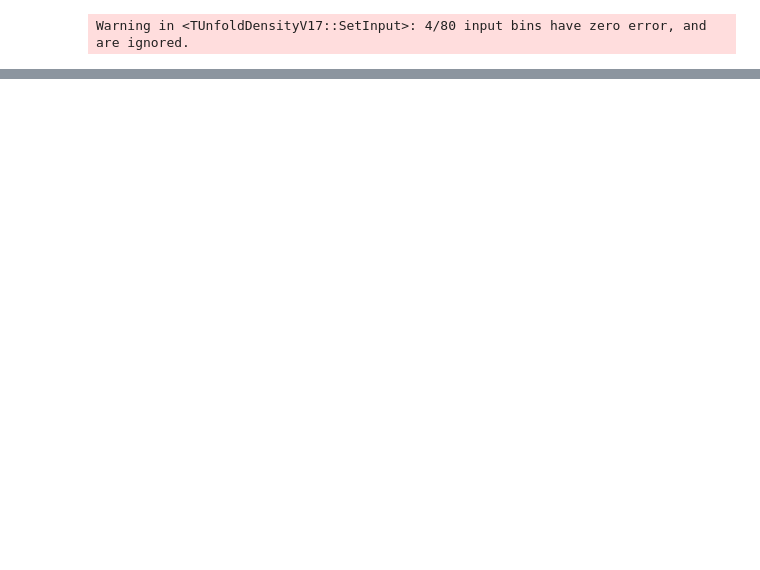
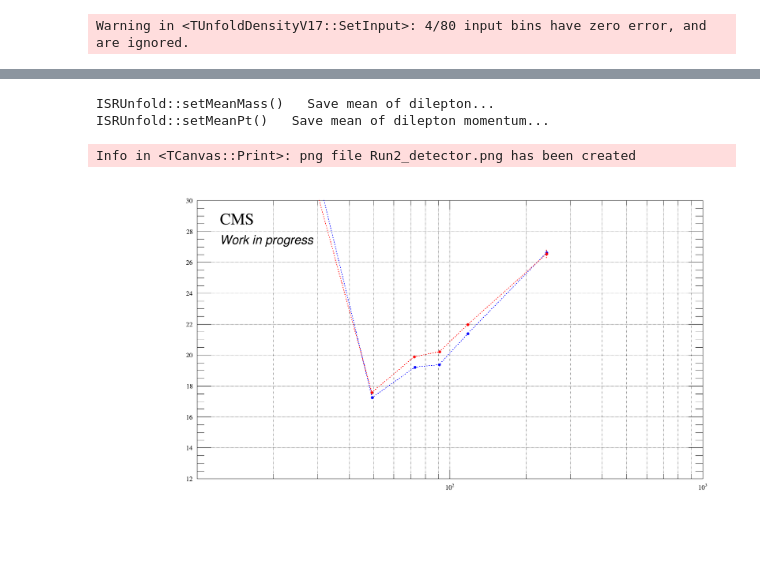
Before and after one commit to jhkim06/ISRAnalysis, a Jupyter notebook: ISR_analysis_v2.ipynb, the cells around one changed output, grey strips where cells are left out. Drawn from its saved outputs; the diff is of its cells as text; code cells hidden in the pictures; blank space fills up the shorter version.

```diff
--- a/ISR_analysis_v2.ipynb
+++ b/ISR_analysis_v2.ipynb
@@ -93,0 +99,46 @@ Info in <TCanvas::Print>: png file detector_Mass.png has been created
+# %%
+detUnfold_muon_2016.setMeanValues()
+# %% [output]
+ISRUnfold::setMeanMass()   Save mean of dilepton...
+ISRUnfold::setMeanPt()   Save mean of dilepton momentum...
+# %%
+gr_2016_muon_det_unfold =  detUnfold_muon_2016.getPtVsMassTGraph("2016MuonDetUnf")
+# %%
+gr_2016_muon_det =  detUnfold_muon_2016.getPtVsMassTGraph("2016MuonDet", False)
+# %%
+import pyScripts.tdrStyle as tdrStyle
+import pyScripts.CMS_lumi as CMS_lumi
+import ROOT as rt
+markerSize = 1.2
+
+tdrStyle.setTDRStyle()
+rt.gStyle.SetOptFit(0)
+
+c_PtVsMass_detector = rt.TCanvas("PtVsMass_detector","PtVsMass_detector", 2000, 1200)
+c_PtVsMass_detector.SetGridx()
+c_PtVsMass_detector.SetGridy()
+c_PtVsMass_detector.SetLogx()
+c_PtVsMass_detector.SetBottomMargin(0.2)
+
+gr_2016_muon_det.SetTitle("2016, 2017, 2018 Detector level")
+gr_2016_muon_det.Draw("APL")
+gr_2016_muon_det.GetYaxis().SetRangeUser(12., 30.)
+gr_2016_muon_det.GetXaxis().SetLimits(10., 1000.)
+gr_2016_muon_det.SetMarkerStyle(20)
+gr_2016_muon_det.SetLineStyle(2)
+gr_2016_muon_det.SetMarkerSize(markerSize)
+gr_2016_muon_det.SetMarkerColor(rt.kBlue)
+gr_2016_muon_det.SetLineColor(rt.kBlue)
+
+gr_2016_muon_det_unfold.Draw("PL SAME")
+gr_2016_muon_det_unfold.SetMarkerColor(rt.kRed)
+gr_2016_muon_det_unfold.SetLineStyle(2)
+gr_2016_muon_det_unfold.SetLineColor(rt.kRed)
+
+CMS_lumi.extraText = "Work in progress"
+CMS_lumi.CMS_lumi(c_PtVsMass_detector, 0, 11)
+c_PtVsMass_detector.Draw()
+c_PtVsMass_detector.SaveAs("Run2_detector.png")
+# %% [output]
+Info in <TCanvas::Print>: png file Run2_detector.png has been created
+[figure, added]
```
Also changed, not shown: parts of 9 cells of this notebook, 5 other files.
